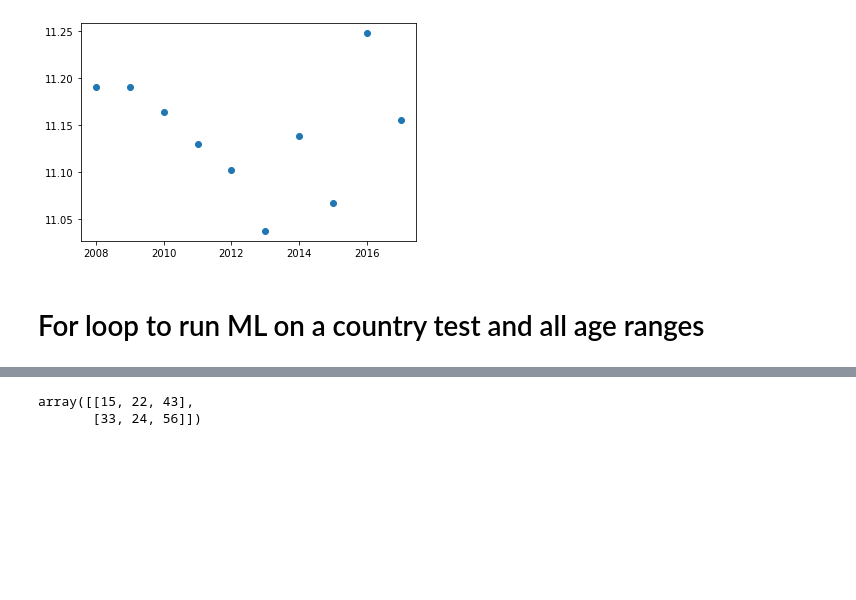
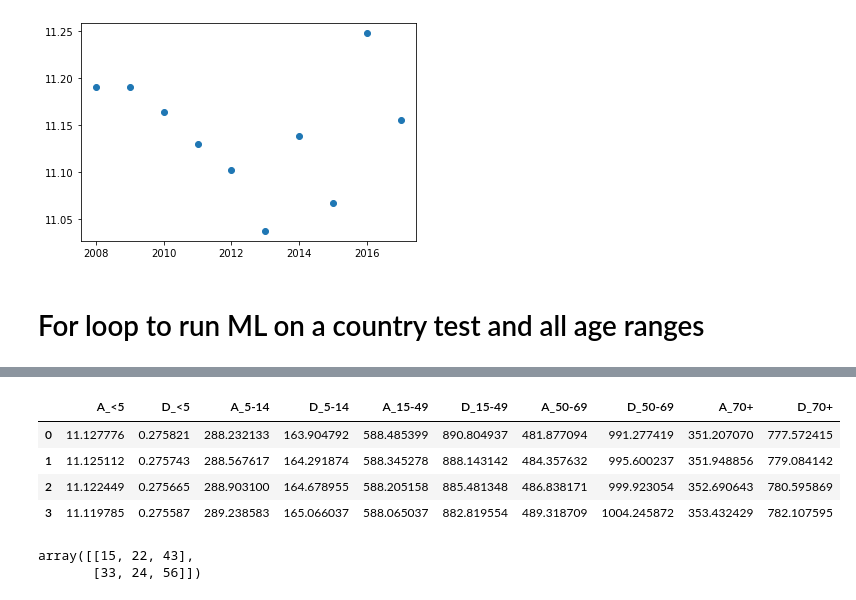
Before and after one commit to dianeyaneza/UWA-Data-Final_Project, a Jupyter notebook: wmhdata.ipynb, the cells around one changed output, grey strips where cells are left out. Saved outputs shown, nothing was run; the diff lists cells and outputs as text; code cells hidden in the pictures; blank space fills up the shorter version.

```diff
--- a/wmhdata.ipynb
+++ b/wmhdata.ipynb
@@ -377,0 +387,9 @@ forecast_data_afg
+# %%
+forecast_df_afg = pd.DataFrame.from_dict(forecast_data_afg)
+forecast_df_afg
+# %% [output]
+|  | A_<5 | D_<5 | A_5-14 | D_5-14 | A_15-49 | D_15-49 | A_50-69 | D_50-69 | A_70+ | D_70+ |
+| 0 | 11.127776 | 0.275821 | 288.232133 | 163.904792 | 588.485399 | 890.804937 | 481.877094 | 991.277419 | 351.207070 | 777.572415 |
+| 1 | 11.125112 | 0.275743 | 288.567617 | 164.291874 | 588.345278 | 888.143142 | 484.357632 | 995.600237 | 351.948856 | 779.084142 |
+| 2 | 11.122449 | 0.275665 | 288.903100 | 164.678955 | 588.205158 | 885.481348 | 486.838171 | 999.923054 | 352.690643 | 780.595869 |
+| 3 | 11.119785 | 0.275587 | 289.238583 | 165.066037 | 588.065037 | 882.819554 | 489.318709 | 1004.245872 | 353.432429 | 782.107595 |
```
Also changed, not shown: parts of 7 cells of this notebook, 1 other file.
